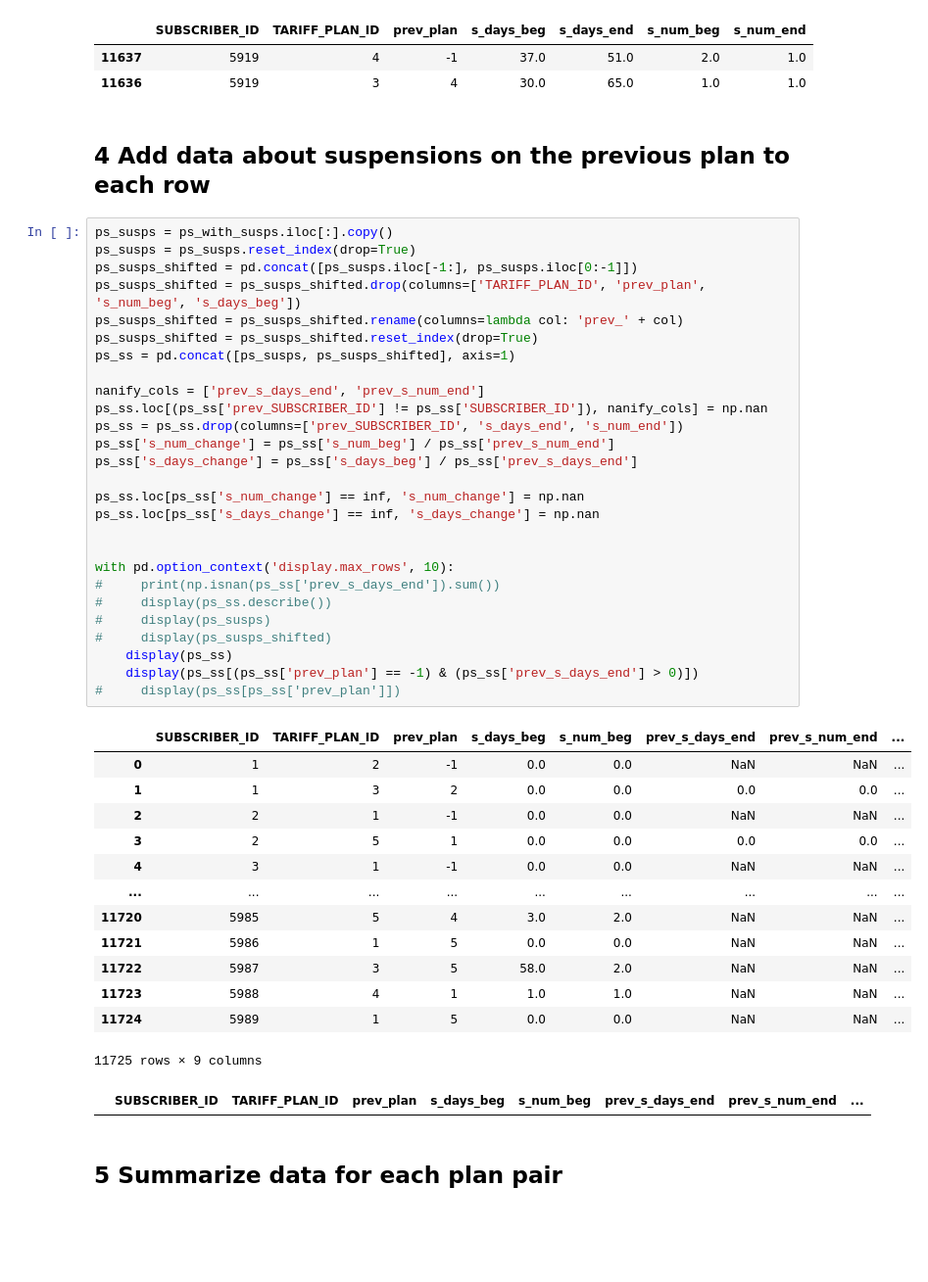
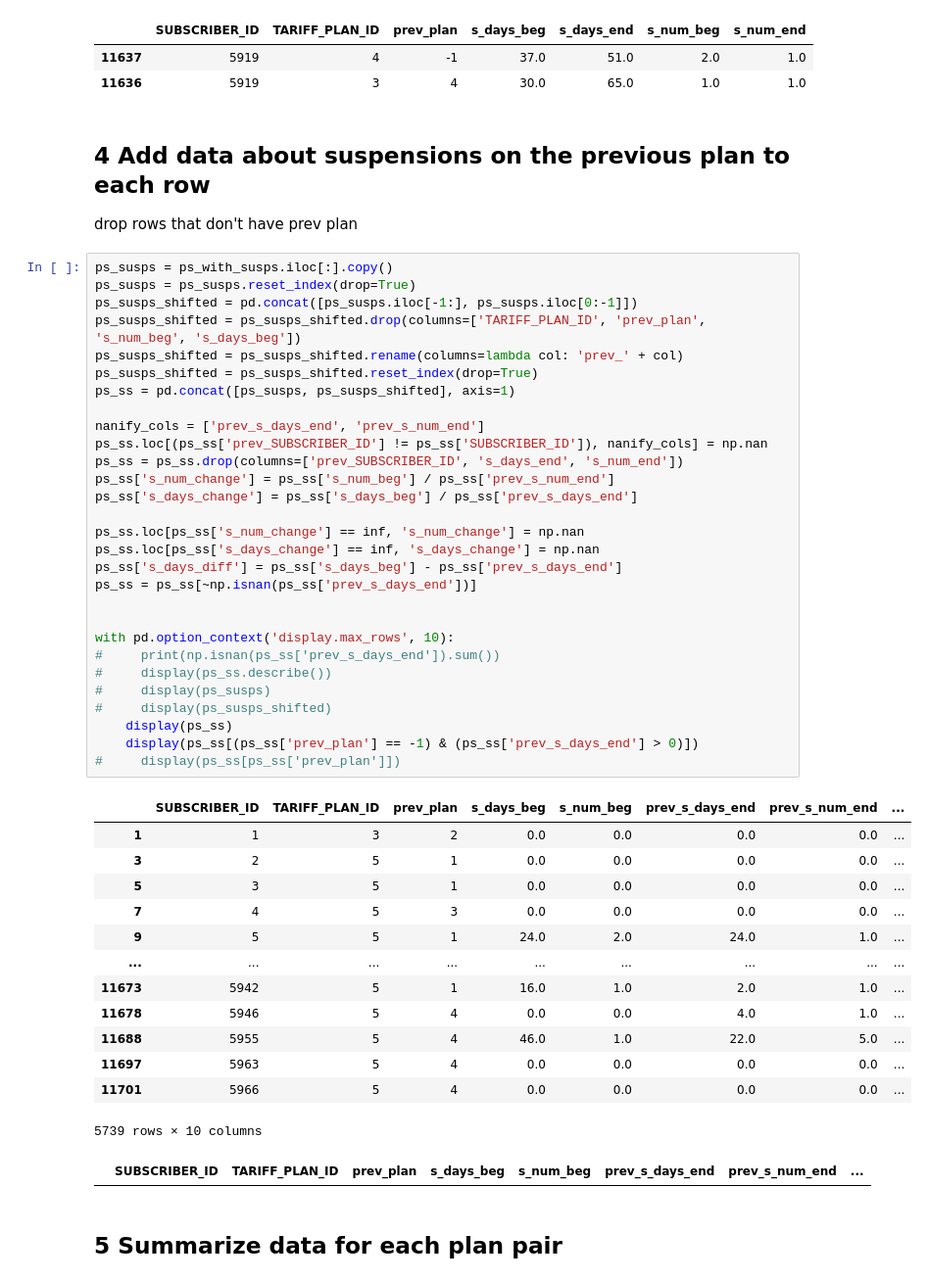
Before and after one commit to anatol-grabowski/test_task_plans_data, a Jupyter notebook: task3.ipynb, the cells around one changed output. Shown at 98% size. Saved outputs shown, nothing was run; the diff lists cells and outputs as text; blank space fills up the shorter version.

```diff
--- a/task3.ipynb
+++ b/task3.ipynb
@@ -683,47 +683,50 @@ with pd.option_context('display.max_rows', 5):
 | 11636 | 5919 | 3 | 4 | 30.0 | 65.0 | 1.0 | 1.0 |
 # %% [markdown]
 ## 4 Add data about suspensions on the previous plan to each row
+drop rows that don't have prev plan
 # %%
 ps_susps = ps_with_susps.iloc[:].copy()
 ps_susps = ps_susps.reset_index(drop=True)
 ps_susps_shifted = pd.concat([ps_susps.iloc[-1:], ps_susps.iloc[0:-1]])
 ps_susps_shifted = ps_susps_shifted.drop(columns=['TARIFF_PLAN_ID', 'prev_plan', 's_num_beg', 's_days_beg'])
 ps_susps_shifted = ps_susps_shifted.rename(columns=lambda col: 'prev_' + col)
 ps_susps_shifted = ps_susps_shifted.reset_index(drop=True)
 ps_ss = pd.concat([ps_susps, ps_susps_shifted], axis=1)
 
 nanify_cols = ['prev_s_days_end', 'prev_s_num_end']
 ps_ss.loc[(ps_ss['prev_SUBSCRIBER_ID'] != ps_ss['SUBSCRIBER_ID']), nanify_cols] = np.nan
 ps_ss = ps_ss.drop(columns=['prev_SUBSCRIBER_ID', 's_days_end', 's_num_end'])
 ps_ss['s_num_change'] = ps_ss['s_num_beg'] / ps_ss['prev_s_num_end']
 ps_ss['s_days_change'] = ps_ss['s_days_beg'] / ps_ss['prev_s_days_end']
 
 ps_ss.loc[ps_ss['s_num_change'] == inf, 's_num_change'] = np.nan
 ps_ss.loc[ps_ss['s_days_change'] == inf, 's_days_change'] = np.nan
+ps_ss['s_days_diff'] = ps_ss['s_days_beg'] - ps_ss['prev_s_days_end']
+ps_ss = ps_ss[~np.isnan(ps_ss['prev_s_days_end'])]
 
 
 with pd.option_context('display.max_rows', 10):
 #     print(np.isnan(ps_ss['prev_s_days_end']).sum())
 #     display(ps_ss.describe())
 #     display(ps_susps)
 #     display(ps_susps_shifted)
     display(ps_ss)
     display(ps_ss[(ps_ss['prev_plan'] == -1) & (ps_ss['prev_s_days_end'] > 0)])
 #     display(ps_ss[ps_ss['prev_plan']])
 # %% [output]
 |  | SUBSCRIBER_ID | TARIFF_PLAN_ID | prev_plan | s_days_beg | s_num_beg | prev_s_days_end | prev_s_num_end | ... |
-| 0 | 1 | 2 | -1 | 0.0 | 0.0 | NaN | NaN | ... |
 | 1 | 1 | 3 | 2 | 0.0 | 0.0 | 0.0 | 0.0 | ... |
-| 2 | 2 | 1 | -1 | 0.0 | 0.0 | NaN | NaN | ... |
 | 3 | 2 | 5 | 1 | 0.0 | 0.0 | 0.0 | 0.0 | ... |
-| 4 | 3 | 1 | -1 | 0.0 | 0.0 | NaN | NaN | ... |
+| 5 | 3 | 5 | 1 | 0.0 | 0.0 | 0.0 | 0.0 | ... |
+| 7 | 4 | 5 | 3 | 0.0 | 0.0 | 0.0 | 0.0 | ... |
+| 9 | 5 | 5 | 1 | 24.0 | 2.0 | 24.0 | 1.0 | ... |
 | ... | ... | ... | ... | ... | ... | ... | ... | ... |
-| 11720 | 5985 | 5 | 4 | 3.0 | 2.0 | NaN | NaN | ... |
-| 11721 | 5986 | 1 | 5 | 0.0 | 0.0 | NaN | NaN | ... |
-| 11722 | 5987 | 3 | 5 | 58.0 | 2.0 | NaN | NaN | ... |
-| 11723 | 5988 | 4 | 1 | 1.0 | 1.0 | NaN | NaN | ... |
-| 11724 | 5989 | 1 | 5 | 0.0 | 0.0 | NaN | NaN | ... |
+| 11673 | 5942 | 5 | 1 | 16.0 | 1.0 | 2.0 | 1.0 | ... |
+| 11678 | 5946 | 5 | 4 | 0.0 | 0.0 | 4.0 | 1.0 | ... |
+| 11688 | 5955 | 5 | 4 | 46.0 | 1.0 | 22.0 | 5.0 | ... |
+| 11697 | 5963 | 5 | 4 | 0.0 | 0.0 | 0.0 | 0.0 | ... |
+| 11701 | 5966 | 5 | 4 | 0.0 | 0.0 | 0.0 | 0.0 | ... |
-11725 rows × 9 columns
+5739 rows × 10 columns
 |  | SUBSCRIBER_ID | TARIFF_PLAN_ID | prev_plan | s_days_beg | s_num_beg | prev_s_days_end | prev_s_num_end | ... |
 # %% [markdown]
 ## 5 Summarize data for each plan pair
```
Also changed, not shown: parts of 7 cells of this notebook.
